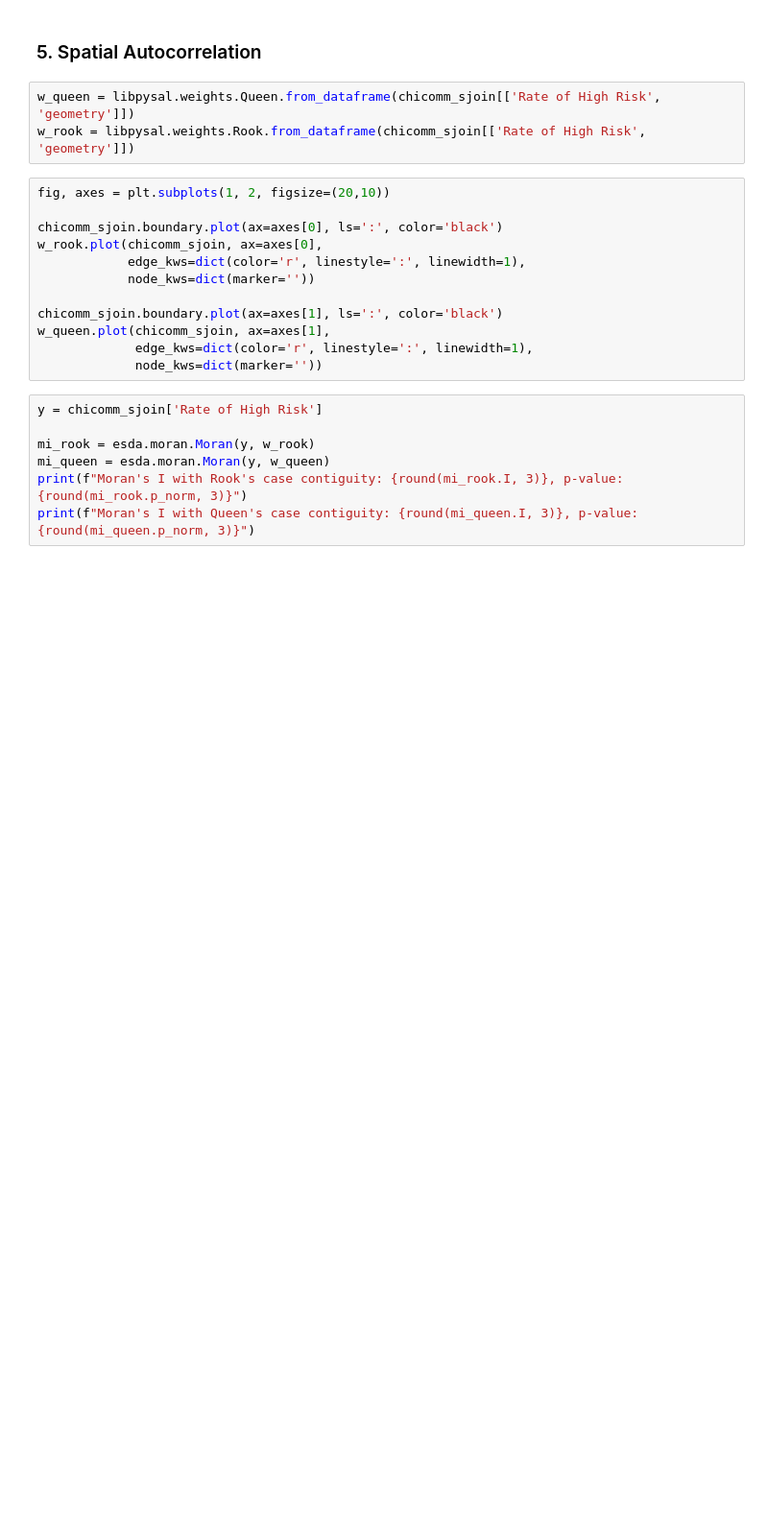
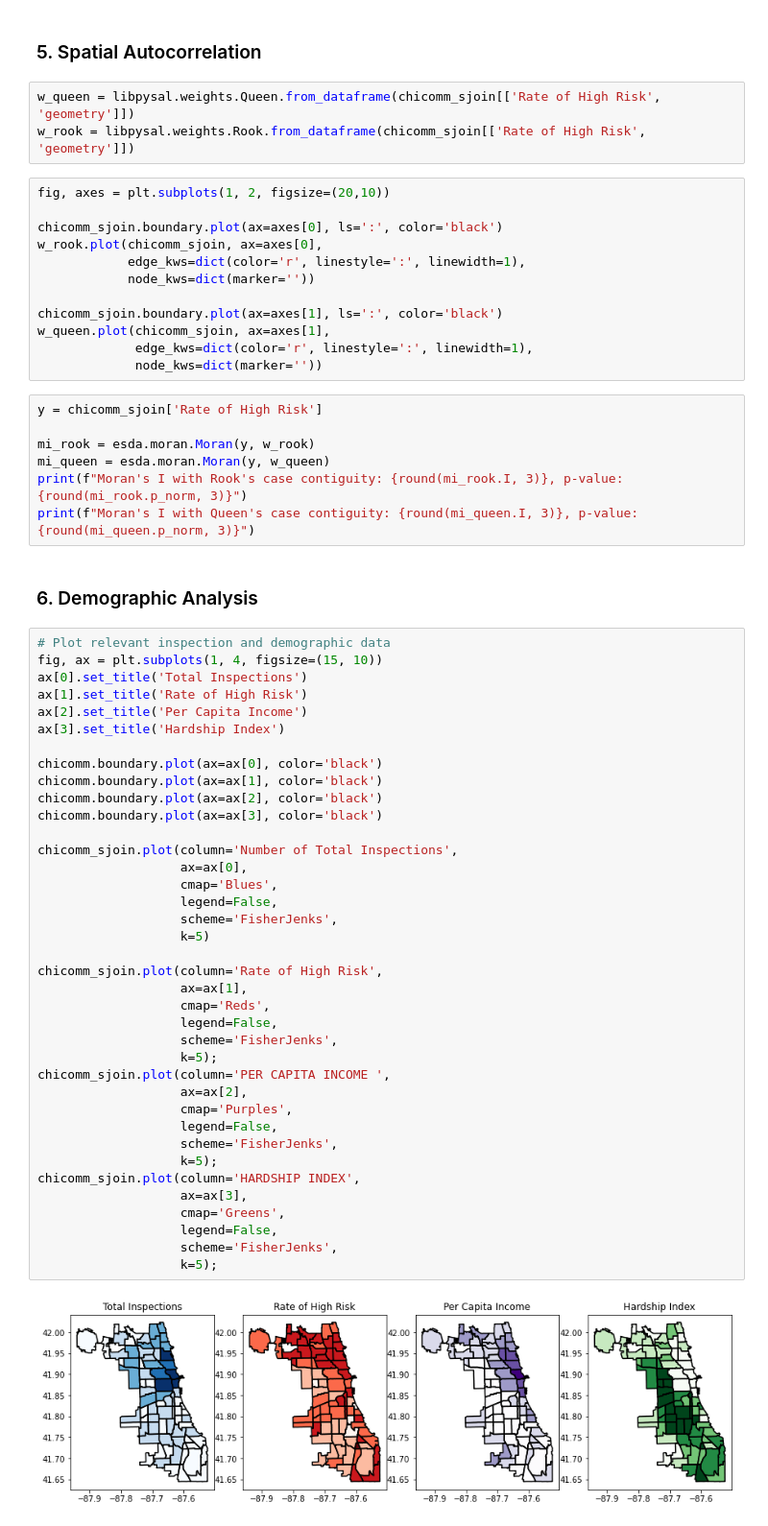
Before and after one commit to eedowdy/geog489-fp, a Jupyter notebook: GEOG489_Project_with_comments.ipynb, the cells around one changed output. Shown at 96% size. Saved outputs shown, nothing was run; the diff lists cells and outputs as text; blank space fills up the shorter version.

```diff
--- a/GEOG489_Project_with_comments.ipynb
+++ b/GEOG489_Project_with_comments.ipynb
@@ -288,3 +367,45 @@ mi_rook = esda.moran.Moran(y, w_rook)
 mi_queen = esda.moran.Moran(y, w_queen)
 print(f"Moran's I with Rook's case contiguity: {round(mi_rook.I, 3)}, p-value: {round(mi_rook.p_norm, 3)}")
 print(f"Moran's I with Queen's case contiguity: {round(mi_queen.I, 3)}, p-value: {round(mi_queen.p_norm, 3)}")
+# %% [markdown]
+### 6. Demographic Analysis
+# %%
+# Plot relevant inspection and demographic data
+fig, ax = plt.subplots(1, 4, figsize=(15, 10))
+ax[0].set_title('Total Inspections')
+ax[1].set_title('Rate of High Risk')
+ax[2].set_title('Per Capita Income')
+ax[3].set_title('Hardship Index')
+
+chicomm.boundary.plot(ax=ax[0], color='black')
+chicomm.boundary.plot(ax=ax[1], color='black')
+chicomm.boundary.plot(ax=ax[2], color='black')
+chicomm.boundary.plot(ax=ax[3], color='black')
+
+chicomm_sjoin.plot(column='Number of Total Inspections',
+                   ax=ax[0],
+                   cmap='Blues',
+                   legend=False,
+                   scheme='FisherJenks',
+                   k=5)
+
+chicomm_sjoin.plot(column='Rate of High Risk',
+                   ax=ax[1],
+                   cmap='Reds',
+                   legend=False,
+                   scheme='FisherJenks',
+                   k=5);
+chicomm_sjoin.plot(column='PER CAPITA INCOME ',
+                   ax=ax[2],
+                   cmap='Purples',
+                   legend=False,
+                   scheme='FisherJenks',
+                   k=5);
+chicomm_sjoin.plot(column='HARDSHIP INDEX',
+                   ax=ax[3],
+                   cmap='Greens',
+                   legend=False,
+                   scheme='FisherJenks',
+                   k=5);
+# %% [output]
+[figure, added]
```
Also changed, not shown: parts of 15 cells of this notebook.
